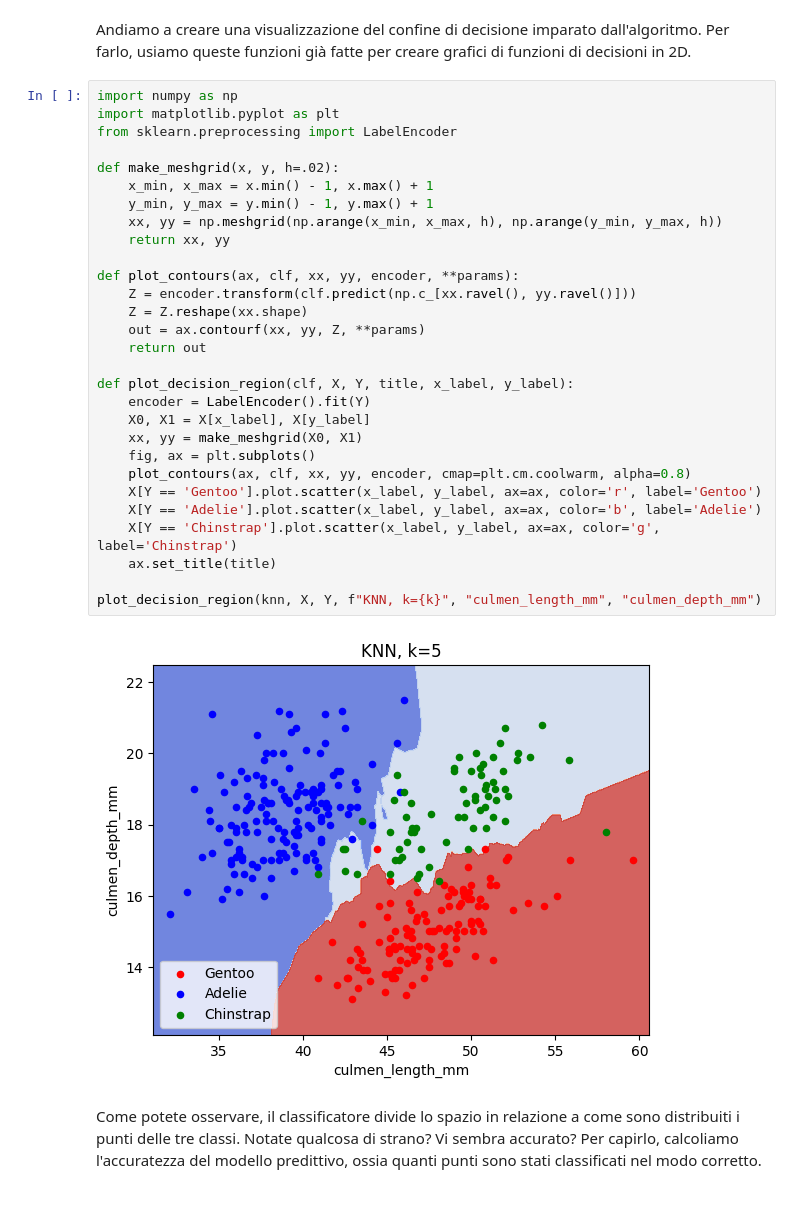
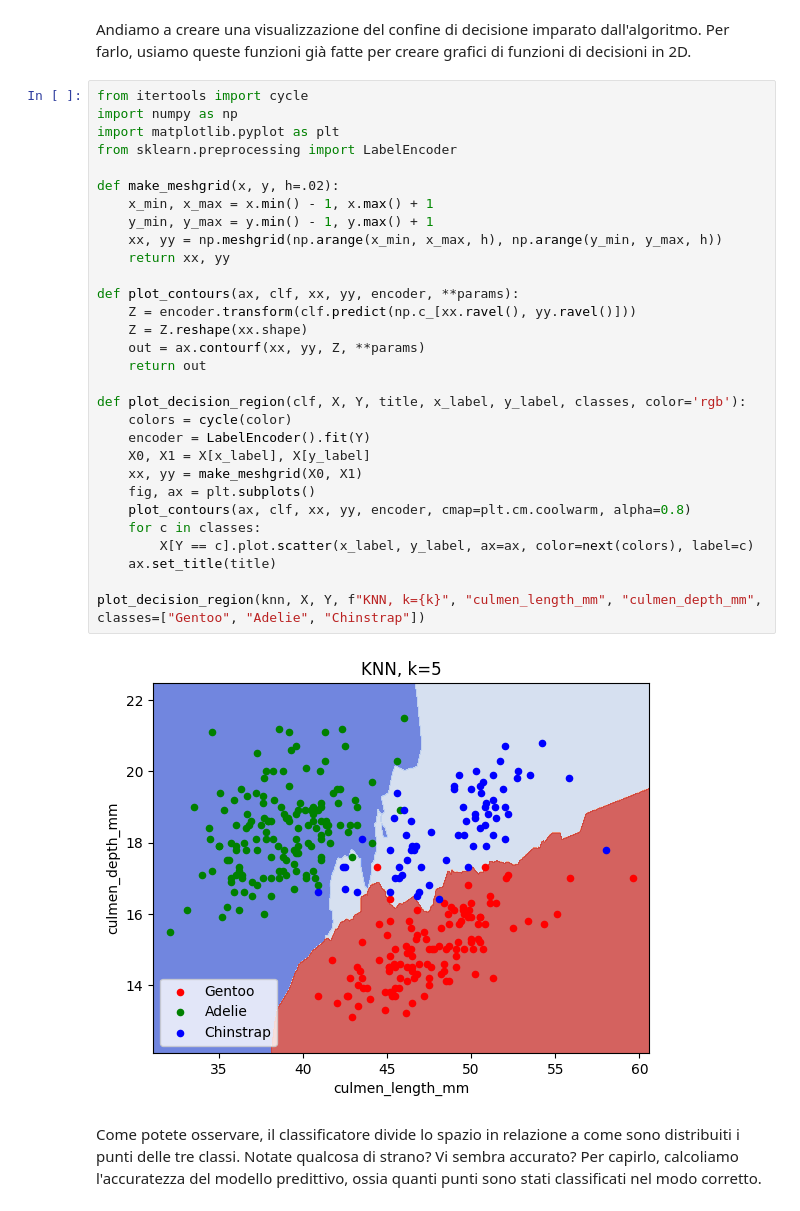
Before and after one commit to zangobot/BusinessAnalytics_TeachingMaterial, a Jupyter notebook: Esercitazione 2 - Scikit Learn.ipynb, the cells around one changed output. Saved outputs shown, nothing was run; the diff lists cells and outputs as text.

```diff
--- a/Esercitazione 2 - Scikit Learn.ipynb
+++ b/Esercitazione 2 - Scikit Learn.ipynb
@@ -63,36 +68,37 @@ KNeighborsClassifier()
 Andiamo a creare una visualizzazione del confine di decisione imparato dall'algoritmo.
 Per farlo, usiamo queste funzioni già fatte per creare grafici di funzioni di decisioni in 2D.
 # %%
+from itertools import cycle
 import numpy as np
 import matplotlib.pyplot as plt
 from sklearn.preprocessing import LabelEncoder
 
 def make_meshgrid(x, y, h=.02):
     x_min, x_max = x.min() - 1, x.max() + 1
     y_min, y_max = y.min() - 1, y.max() + 1
     xx, yy = np.meshgrid(np.arange(x_min, x_max, h), np.arange(y_min, y_max, h))
     return xx, yy
 
 def plot_contours(ax, clf, xx, yy, encoder, **params):
     Z = encoder.transform(clf.predict(np.c_[xx.ravel(), yy.ravel()]))
     Z = Z.reshape(xx.shape)
     out = ax.contourf(xx, yy, Z, **params)
     return out
 
-def plot_decision_region(clf, X, Y, title, x_label, y_label):
+def plot_decision_region(clf, X, Y, title, x_label, y_label, classes, color='rgb'):
+    colors = cycle(color)
     encoder = LabelEncoder().fit(Y)
     X0, X1 = X[x_label], X[y_label]
     xx, yy = make_meshgrid(X0, X1)
     fig, ax = plt.subplots()
     plot_contours(ax, clf, xx, yy, encoder, cmap=plt.cm.coolwarm, alpha=0.8)
-    X[Y == 'Gentoo'].plot.scatter(x_label, y_label, ax=ax, color='r', label='Gentoo')
-    X[Y == 'Adelie'].plot.scatter(x_label, y_label, ax=ax, color='b', label='Adelie')
-    X[Y == 'Chinstrap'].plot.scatter(x_label, y_label, ax=ax, color='g', label='Chinstrap')
+    for c in classes:
+        X[Y == c].plot.scatter(x_label, y_label, ax=ax, color=next(colors), label=c)
     ax.set_title(title)
 
-plot_decision_region(knn, X, Y, f"KNN, k={k}", "culmen_length_mm", "culmen_depth_mm")
+plot_decision_region(knn, X, Y, f"KNN, k={k}", "culmen_length_mm", "culmen_depth_mm", classes=["Gentoo", "Adelie", "Chinstrap"])
 # %% [output]
-[figure, old version]
+[figure, new version]
 # %% [markdown]
 Come potete osservare, il classificatore divide lo spazio in relazione a come sono distribuiti i punti delle tre classi.
 Notate qualcosa di strano? Vi sembra accurato?
```
Also changed, not shown: parts of 16 cells of this notebook.
